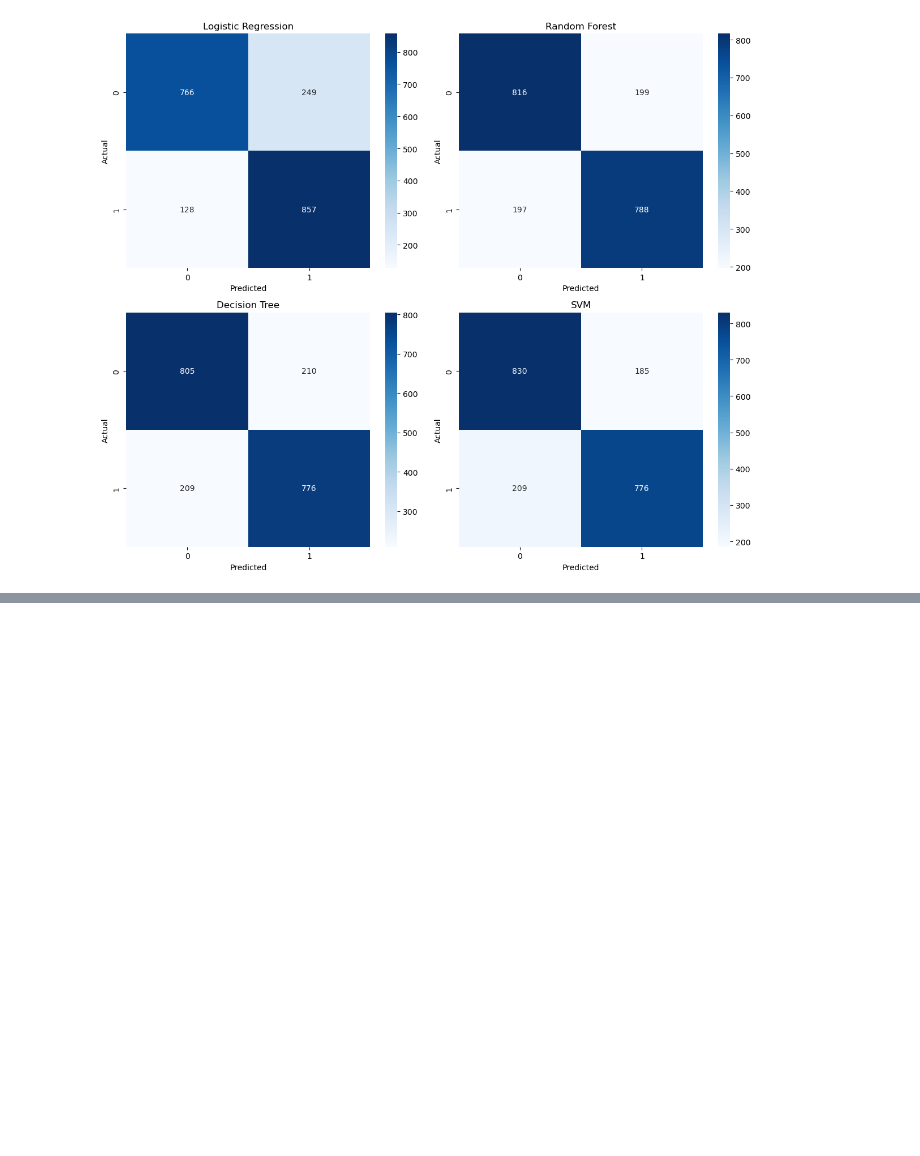
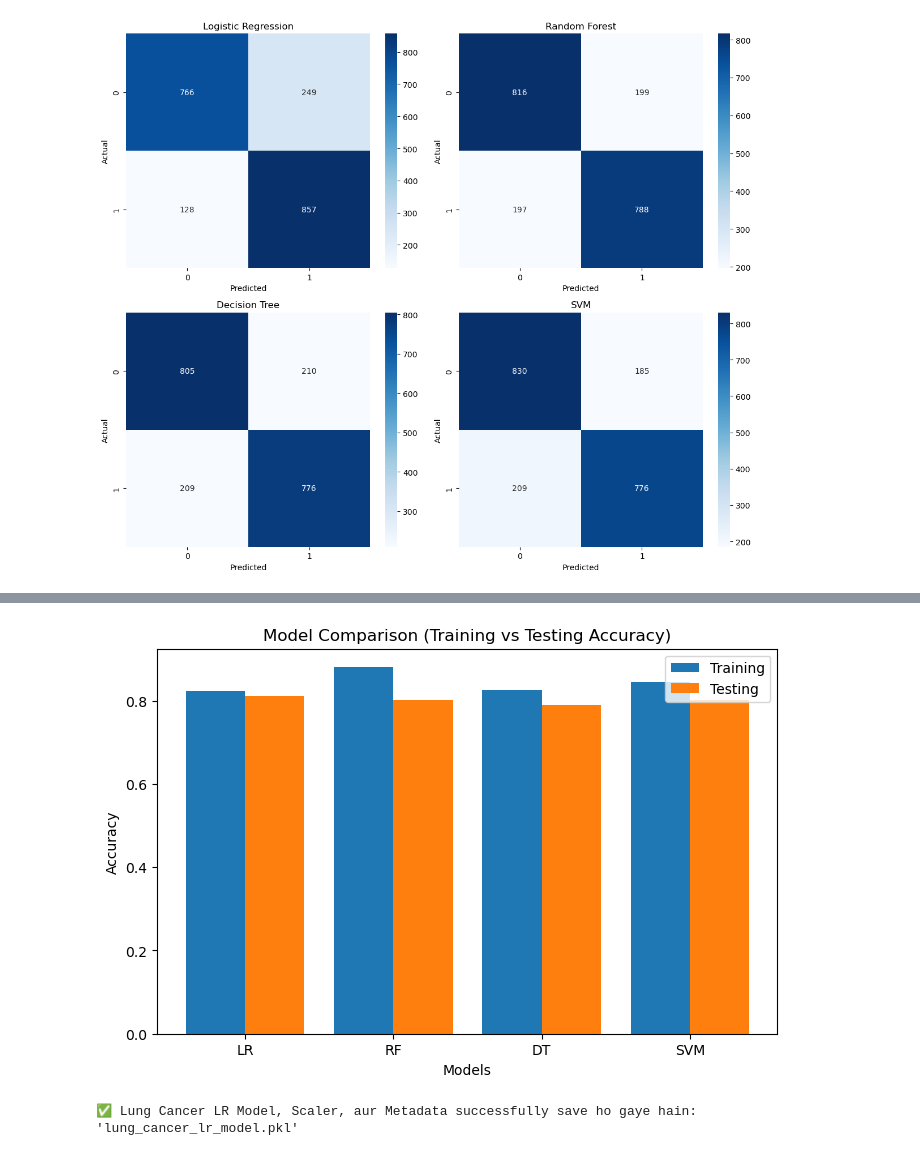
Before and after one commit to bishnu-prasad/diabetes_predction_10k, a Jupyter notebook: notebook/predction.ipynb, the cells around one changed output, grey strips where cells are left out. Saved outputs shown, nothing was run; the diff lists cells and outputs as text; code cells hidden in the pictures; blank space fills up the shorter version.

```diff
--- a/notebook/predction.ipynb
+++ b/notebook/predction.ipynb
@@ -763,0 +843,48 @@ plt.show()
+# %%
+import matplotlib.pyplot as plt
+
+models = ["LR", "RF", "DT", "SVM"]
+
+train_scores = [train_acc_lr, train_acc_rf, train_acc_dt, train_acc_svm]
+test_scores = [test_acc_lr, test_acc_rf, test_acc_dt, test_acc_svm]
+
+x = range(len(models))
+
+plt.figure(figsize=(8,5))
+
+# Training bars
+plt.bar([i - 0.2 for i in x], train_scores, width=0.4, label="Training")
+
+# Testing bars
+plt.bar([i + 0.2 for i in x], test_scores, width=0.4, label="Testing")
+
+plt.xticks(x, models)
+plt.xlabel("Models")
+plt.ylabel("Accuracy")
+plt.title("Model Comparison (Training vs Testing Accuracy)")
+plt.legend()
+
+plt.show()
+# %% [output]
+[figure, added]
+# %%
+import pickle
+
+# 1. Feature names nikalna (Tumhare 'X' variable se)
+feature_cols = list(X.columns)
+
+# 2. Deployment Package Dictionary banana
+lung_cancer_deployment_package = {
+    'model': lr,                # Tumhara trained Logistic Regression model
+    'scaler': scaler,           # Is baar scaler dena BOHOT zaroori hai!
+    'feature_names': feature_cols, # Column names aur unka order
+    'optimal_threshold': 0.4    # Tumhara tuned threshold!
+}
+
+# 3. Disk par save karna
+with open("lung_cancer_lr_model.pkl", "wb") as f:
+    pickle.dump(lung_cancer_deployment_package, f)
+
+print("✅ Lung Cancer LR Model, Scaler, aur Metadata successfully save ho gaye hain: 'lung_cancer_lr_model.pkl'")
+# %% [output]
+✅ Lung Cancer LR Model, Scaler, aur Metadata successfully save ho gaye hain: 'lung_cancer_lr_model.pkl'
```
Also changed, not shown: parts of 3 cells of this notebook, 4 other files.
